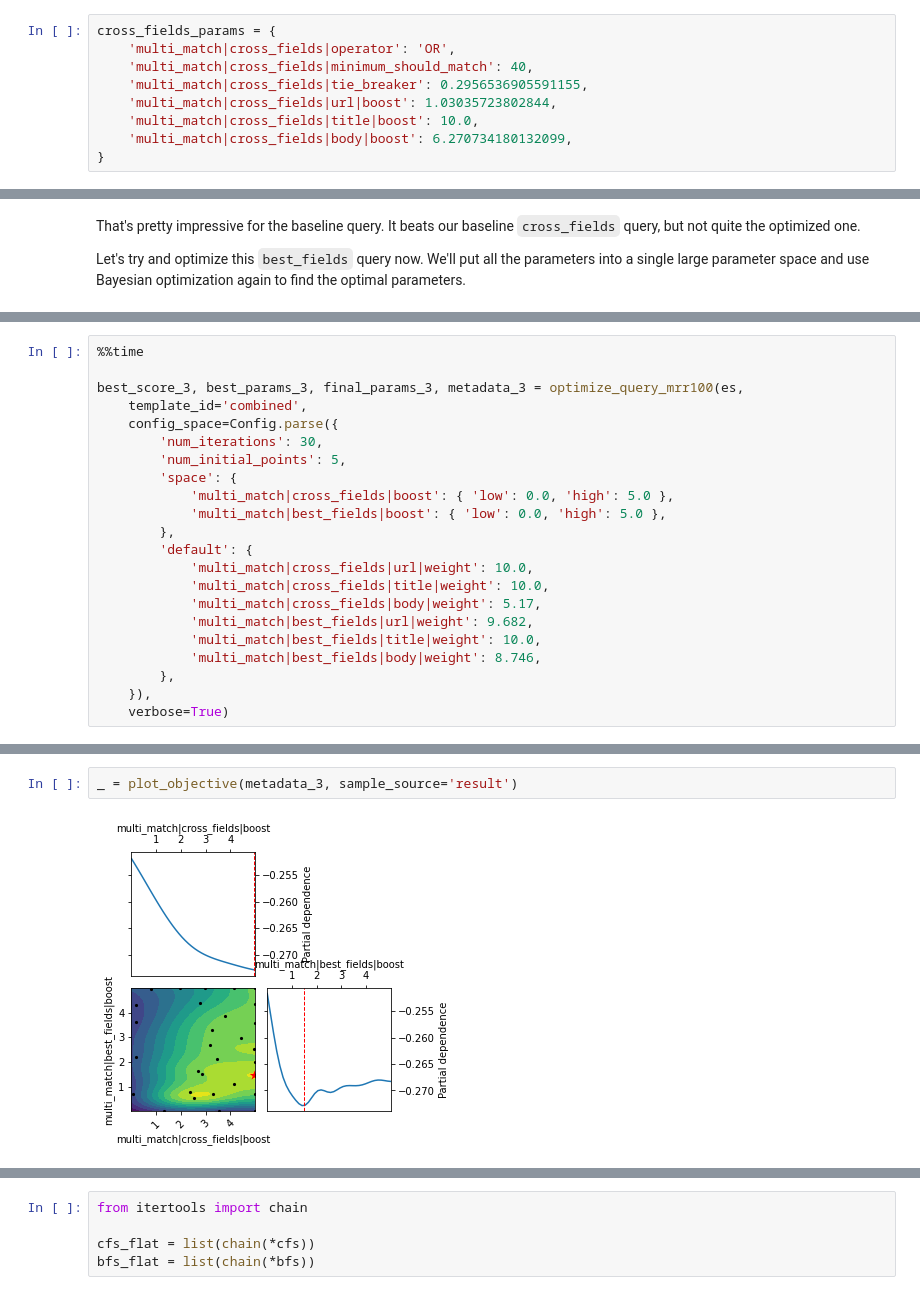
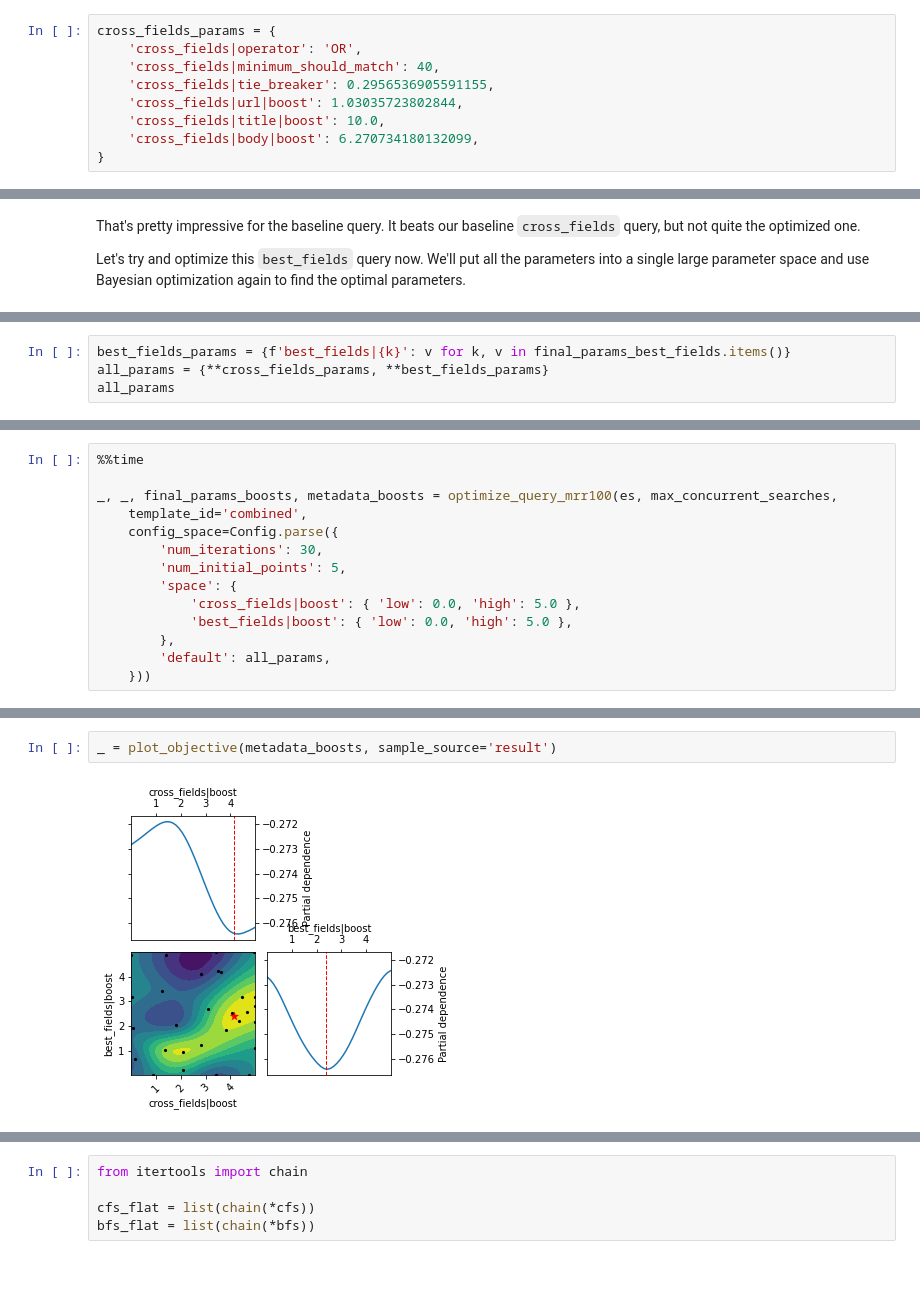
Before and after one commit to kukumayas/examples, a Jupyter notebook: Machine Learning/Query Optimization/notebooks/3 - Combining Queries.ipynb, the cells around one changed output, grey strips where cells are left out. Cells and saved outputs as stored; diff of their text form.

```diff
--- a/Machine Learning/Query Optimization/notebooks/3 - Combining Queries.ipynb
+++ b/Machine Learning/Query Optimization/notebooks/3 - Combining Queries.ipynb
@@ -41,11 +41,11 @@ Below are the optimial parameters that we found, and we'll reuse them in this no
 # %%
 cross_fields_params = {
-    'multi_match|cross_fields|operator': 'OR',
-    'multi_match|cross_fields|minimum_should_match': 40,
-    'multi_match|cross_fields|tie_breaker': 0.2956536905591155,
-    'multi_match|cross_fields|url|boost': 1.03035723802844,
-    'multi_match|cross_fields|title|boost': 10.0,
-    'multi_match|cross_fields|body|boost': 6.270734180132099,
+    'cross_fields|operator': 'OR',
+    'cross_fields|minimum_should_match': 40,
+    'cross_fields|tie_breaker': 0.2956536905591155,
+    'cross_fields|url|boost': 1.03035723802844,
+    'cross_fields|title|boost': 10.0,
+    'cross_fields|body|boost': 6.270734180132099,
 }
 # %% [markdown]
 ## Alternative query: best_fields
@@ -277,0 +159,4 @@ As before, let's continue and see if there is an improvement by tuning the boost
+# %%
+best_fields_params = {f'best_fields|{k}': v for k, v in final_params_best_fields.items()}
+all_params = {**cross_fields_params, **best_fields_params}
+all_params
@@ -278,24 +184,16 @@ As before, let's continue and see if there is an improvement by tuning the boost
 # %%
 %%time
 
-best_score_3, best_params_3, final_params_3, metadata_3 = optimize_query_mrr100(es,
+_, _, final_params_boosts, metadata_boosts = optimize_query_mrr100(es, max_concurrent_searches,
     template_id='combined',
     config_space=Config.parse({
         'num_iterations': 30,
         'num_initial_points': 5,
         'space': {
-            'multi_match|cross_fields|boost': { 'low': 0.0, 'high': 5.0 },
-            'multi_match|best_fields|boost': { 'low': 0.0, 'high': 5.0 },
+            'cross_fields|boost': { 'low': 0.0, 'high': 5.0 },
+            'best_fields|boost': { 'low': 0.0, 'high': 5.0 },
         },
-        'default': {
-            'multi_match|cross_fields|url|weight': 10.0,
-            'multi_match|cross_fields|title|weight': 10.0,
-            'multi_match|cross_fields|body|weight': 5.17,
-            'multi_match|best_fields|url|weight': 9.682,
-            'multi_match|best_fields|title|weight': 10.0,
-            'multi_match|best_fields|body|weight': 8.746,
-        },
-    }),
-    verbose=True)
+        'default': all_params,
+    }))
 # %% [output]
 Optimizing parameters
@@ -318,7 +216,7 @@ Wall time: 55min 58s
 # %%
-_ = plot_objective(metadata_3, sample_source='result')
+_ = plot_objective(metadata_boosts, sample_source='result')
 # %% [output]
-[figure, old version]
+[figure, new version]
 # %%
 %%time
 
```
Also changed, not shown: parts of 27 cells of this notebook, 14 other files.
